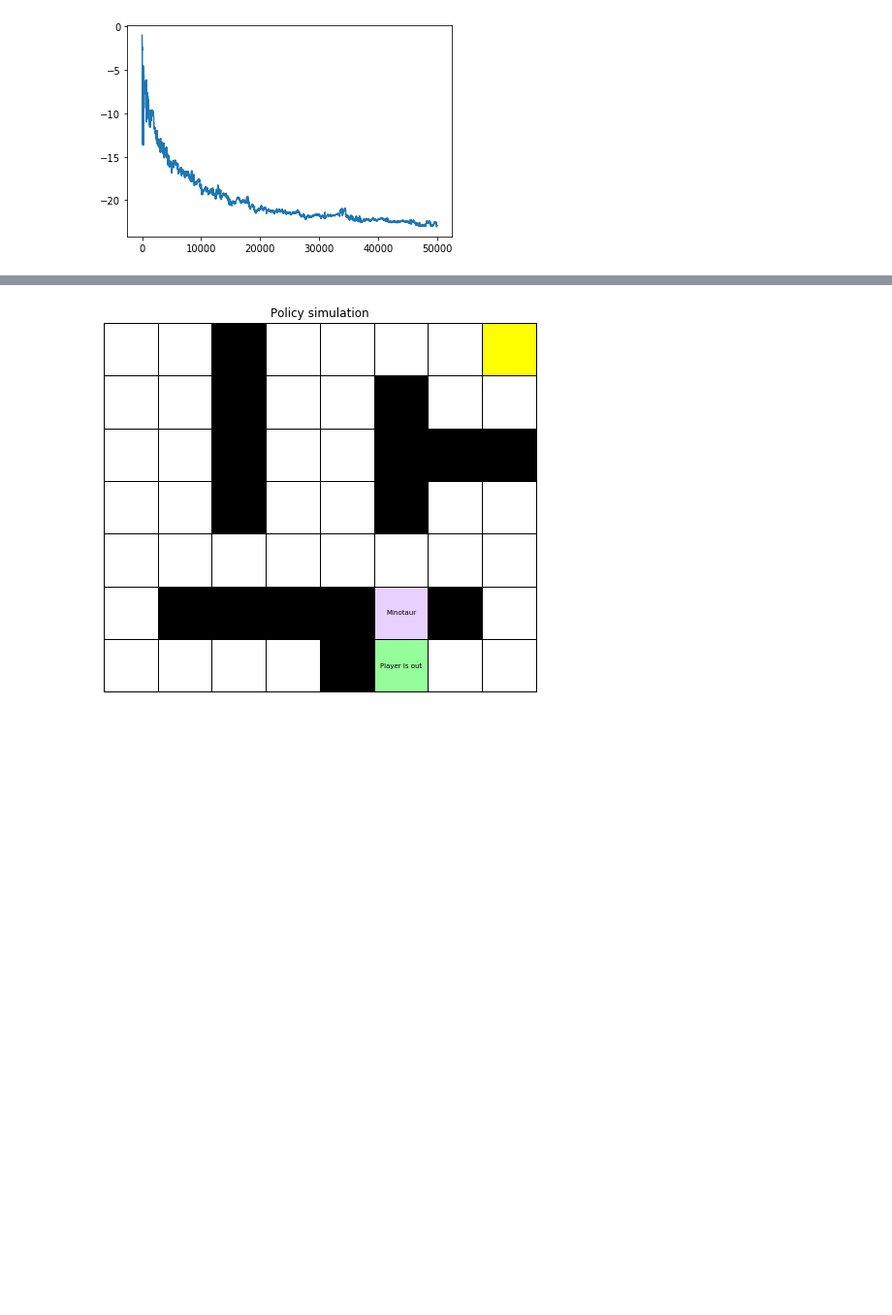
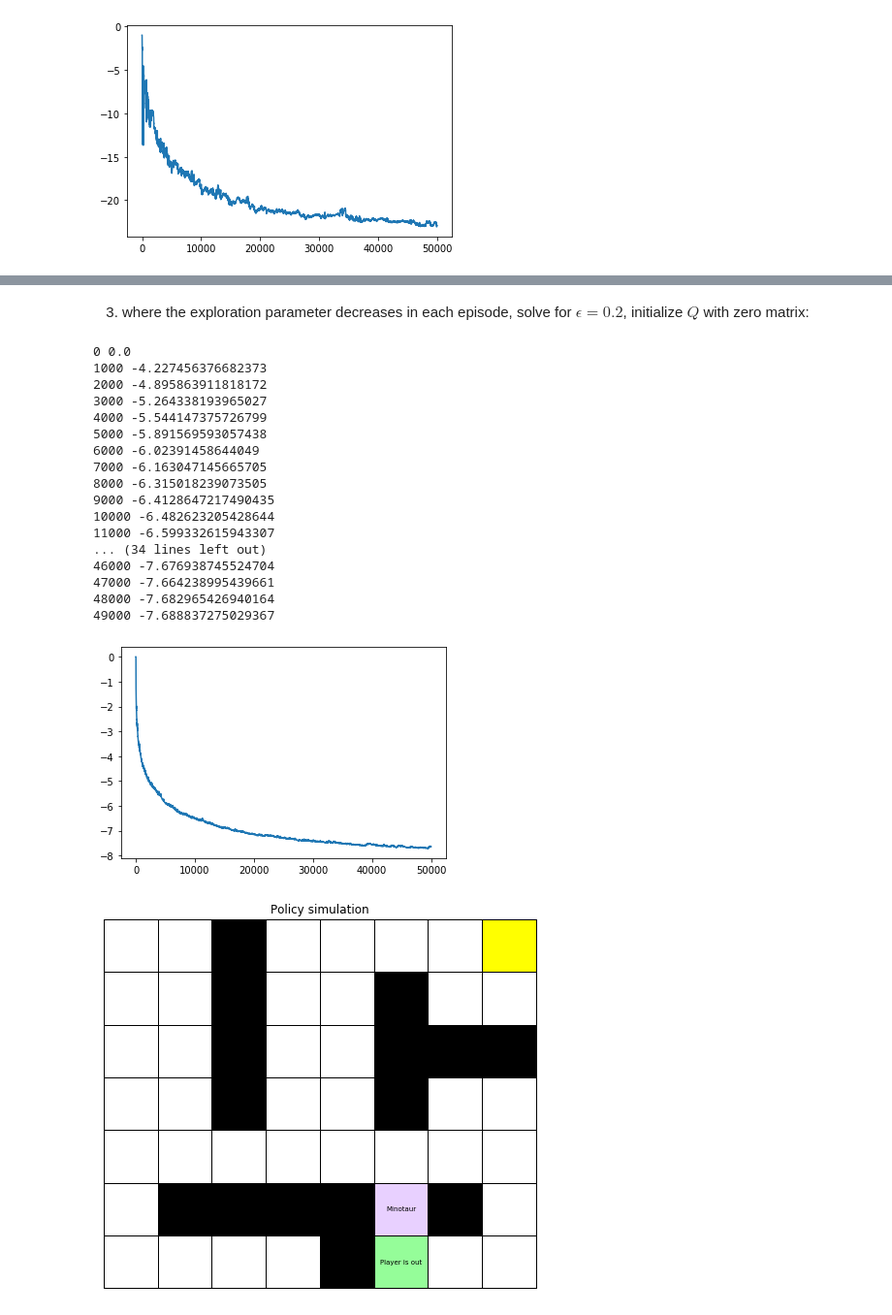
Before and after one commit to lxpr/EL2805-Reinforcement-Learning-Labs, a Jupyter notebook: lab1/Lab_1.ipynb, the cells around one changed output, grey strips where cells are left out. Shown: that part at 97% size. Saved outputs shown, nothing was run; the diff lists cells and outputs as text; code cells hidden in the pictures; blank space fills up the shorter version.

```diff
--- a/lab1/Lab_1.ipynb
+++ b/lab1/Lab_1.ipynb
@@ -525,3 +608,39 @@ plt.show()
+# %% [markdown]
+3) where the exploration parameter decreases in each episode, solve for $\epsilon = 0.2$, initialize $Q$ with zero matrix:
+# %%
+delta = 0.7
+agent = sarsa.SarsaAgent(env_S, alpha=2/3, gamma=0.9, epsilon=1)
+agent.Q = np.zeros((env_S.n_states, env_S.n_actions))
+start_S = (0, 0, 6, 5, 0)
+N = 50000
+V_convergence = np.empty(N)
+for i in range(N):
+    agent.epsilon = 1 / ((i + 1)**delta)
+    path_S, policy, Q = env_S.sarsa_learning(start_S, sarsa_agent=agent)
+    V_convergence[i] = max(Q[env_S.map[(0, 0, 6, 5, 0)], :])
+    if i % 1000 == 0:
+        print(i, V_convergence[i])
+plt.plot(V_convergence)
+plt.show()
+# %% [output]
+0 0.0
+1000 -4.227456376682373
+2000 -4.895863911818172
+3000 -5.264338193965027
+4000 -5.544147375726799
+5000 -5.891569593057438
+6000 -6.02391458644049
+7000 -6.163047145665705
+8000 -6.315018239073505
+9000 -6.4128647217490435
+10000 -6.482623205428644
+11000 -6.599332615943307
+... (34 lines left out)
+46000 -7.676938745524704
+47000 -7.664238995439661
+48000 -7.682965426940164
+49000 -7.688837275029367
+[figure, added]
 # %%
 method = 'ValIter'
 start_S = (0,0,6,5,0)
```
Also changed, not shown: parts of 9 cells of this notebook.
